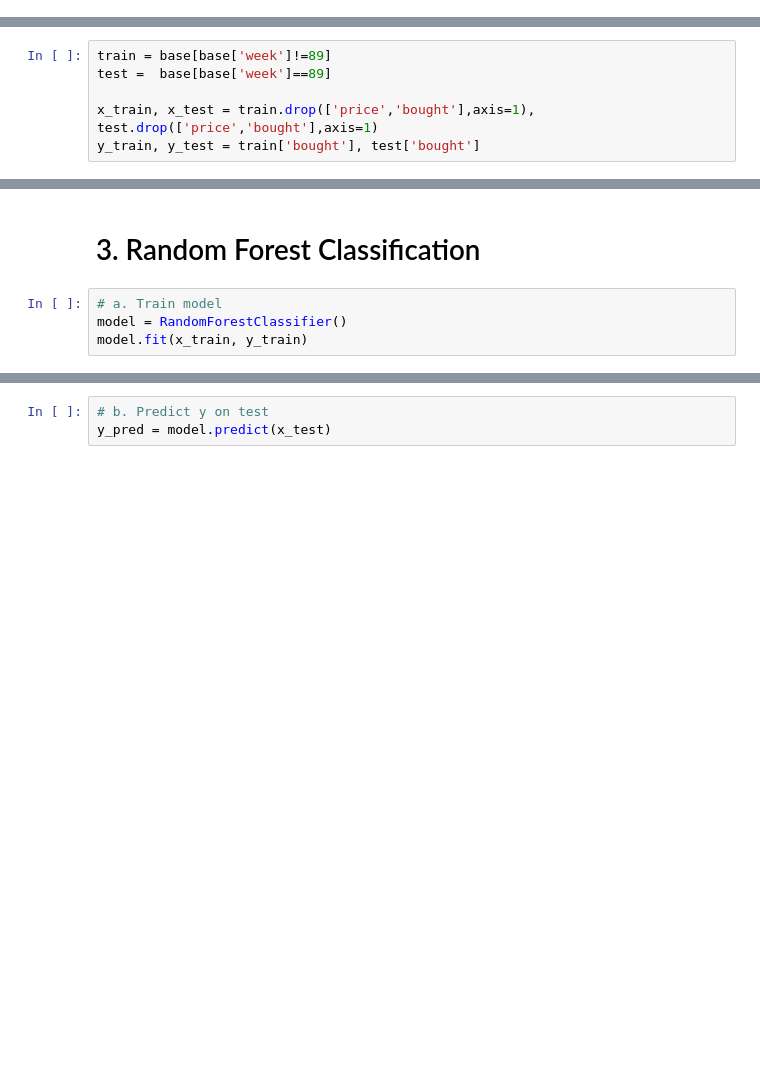
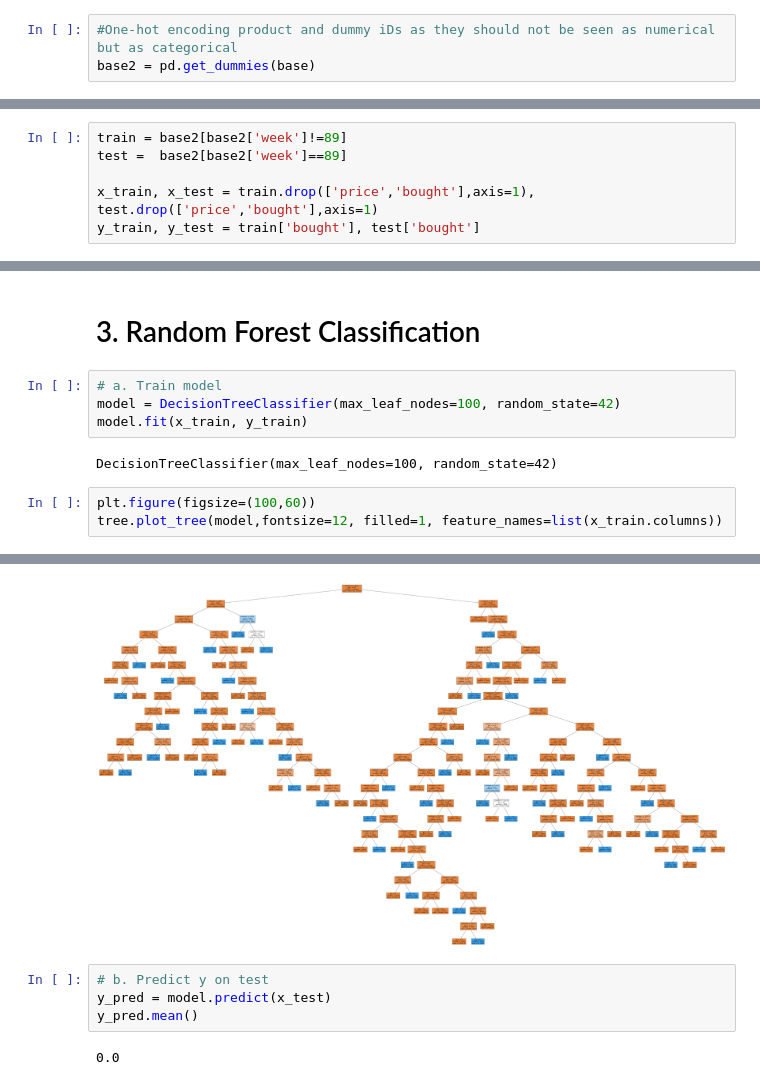
Before and after one commit to stijnbenja/BigData2, a Jupyter notebook: main.ipynb, the cells around one changed output, grey strips where cells are left out. Drawn from its saved outputs; the diff is of its cells as text; blank space fills up the shorter version.

```diff
--- a/main.ipynb
+++ b/main.ipynb
@@ -50,0 +35,3 @@ base
+# %%
+#One-hot encoding product and dummy iDs as they should not be seen as numerical but as categorical
+base2 = pd.get_dummies(base)
@@ -51,8 +58,8 @@ base
 # %% [markdown]
 # 2. Split into train & test
 # %%
-train = base[base['week']!=89]
-test =  base[base['week']==89]
+train = base2[base2['week']!=89]
+test =  base2[base2['week']==89]
 
 x_train, x_test = train.drop(['price','bought'],axis=1), test.drop(['price','bought'],axis=1)
 y_train, y_test = train['bought'], test['bought']
@@ -60,5 +83,11 @@ y_train, y_test = train['bought'], test['bought']
 # 3. Random Forest Classification
 # %%
 # a. Train model
-model = RandomForestClassifier()
+model = DecisionTreeClassifier(max_leaf_nodes=100, random_state=42)
 model.fit(x_train, y_train)
+# %% [output]
+DecisionTreeClassifier(max_leaf_nodes=100, random_state=42)
+# %%
+plt.figure(figsize=(100,60))
+tree.plot_tree(model,fontsize=12, filled=1, feature_names=list(x_train.columns))
+# %% [output]
@@ -65,6 +112,10 @@ model.fit(x_train, y_train)
+[figure, added]
 # %%
 # b. Predict y on test
 y_pred = model.predict(x_test)
+y_pred.mean()
+# %% [output]
+0.0
 # %%
 # c. Get confusion matrix
 print(classification_report(y_test, y_pred))
```
Also changed, not shown: parts of 7 cells of this notebook.
